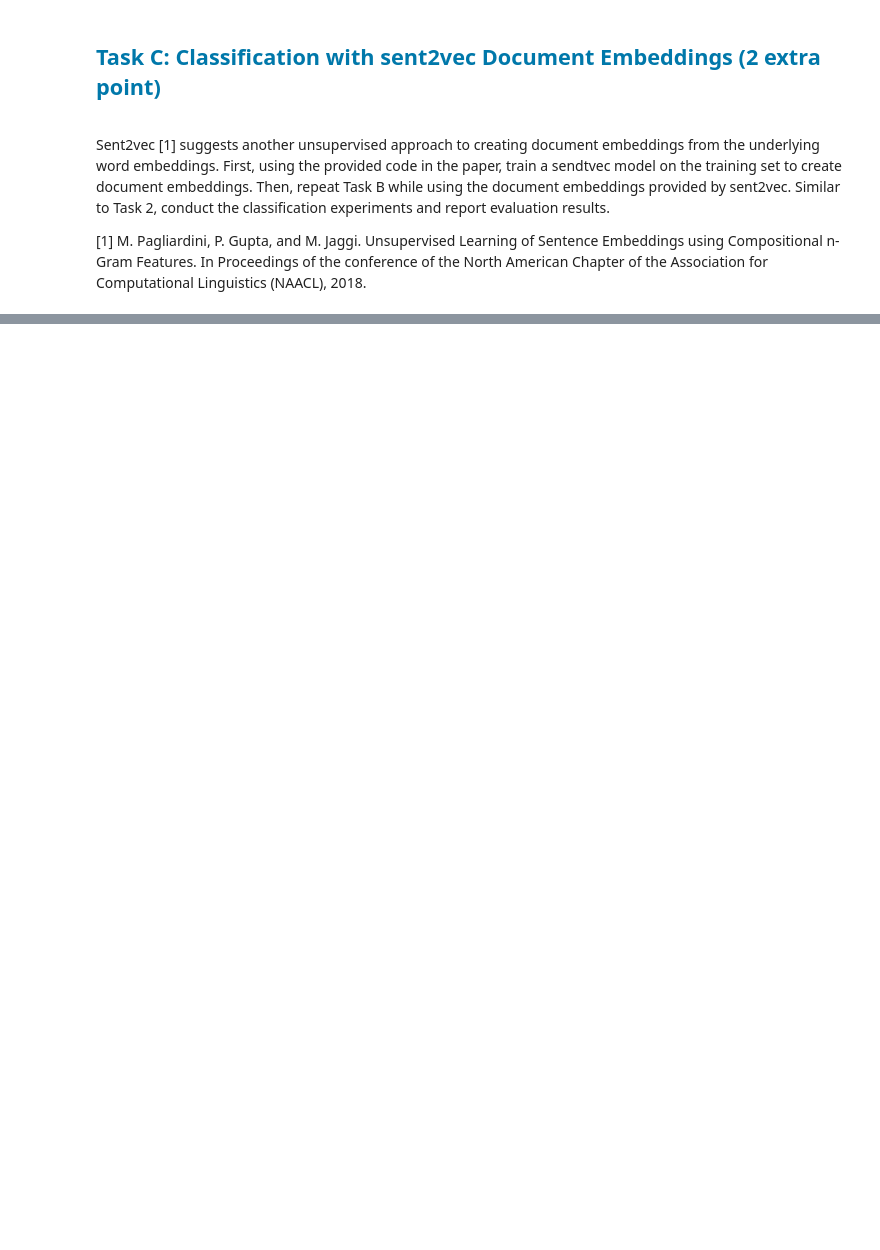
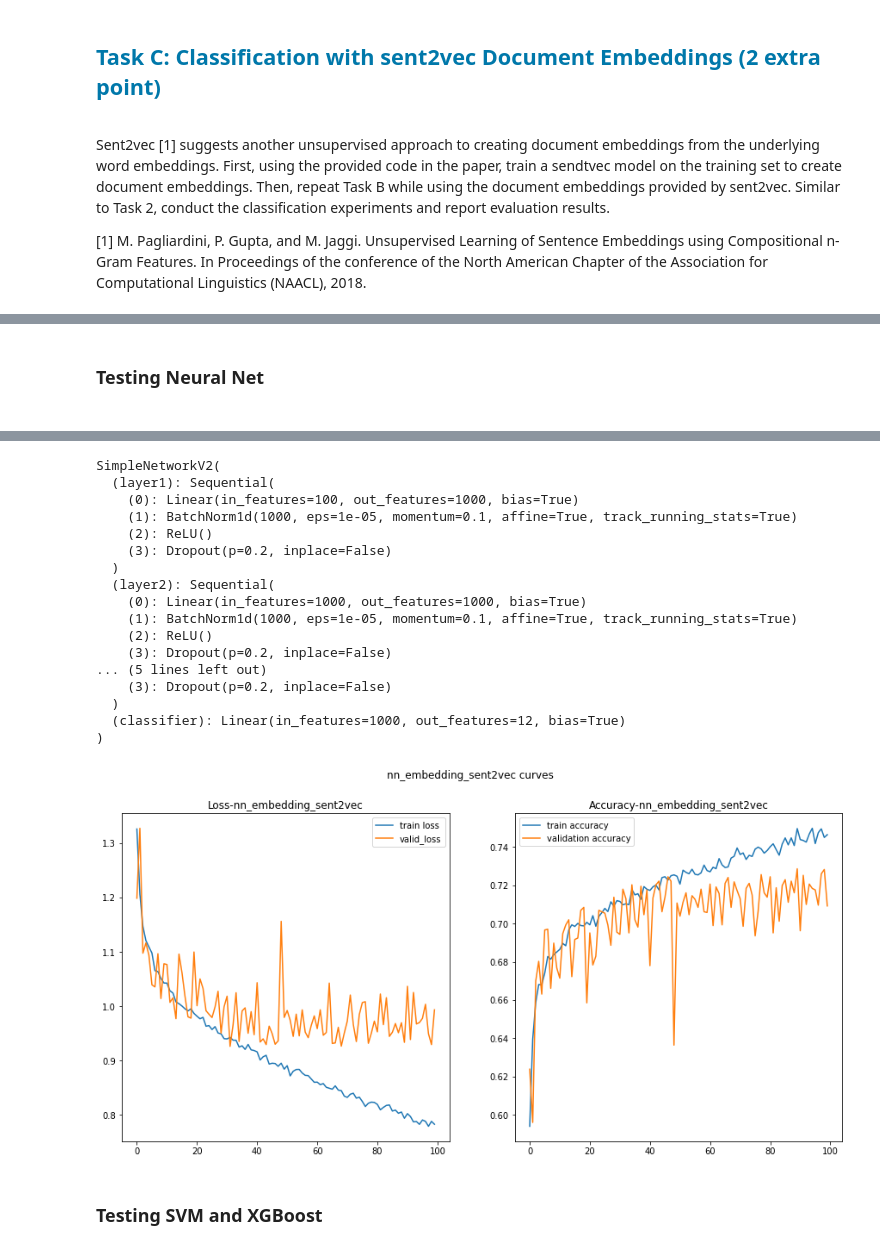
Before and after one commit to ozoin/NLP_Project, a Jupyter notebook: Assignment2.ipynb, the cells around one changed output, grey strips where cells are left out. Cells and saved outputs as stored; diff of their text form; code cells hidden in the pictures; blank space fills up the shorter version.

```diff
--- a/Assignment2.ipynb
+++ b/Assignment2.ipynb
@@ -812,0 +886,12 @@ Sent2vec [1] suggests another unsupervised approach to creating document embeddi
+# %%
+X_train_new = [np.squeeze(emb) for emb in X_train_new]
+X_val_new = [np.squeeze(emb) for emb in X_val_new]
+X_test_new = [np.squeeze(emb) for emb in X_test_new]
+# %%
+result_embed_sent2vec = {
+    "SVM":[],
+    "NN":[],
+    "Grad.Boost clsf":[]
+}
+# %% [markdown]
+<h3>Testing Neural Net<h3>
@@ -812,0 +928,26 @@ Sent2vec [1] suggests another unsupervised approach to creating document embeddi
+# %%
+train_data = WordDataset(feature_set=X_train_new,
+                               labels=y_train)
+
+valid_data = WordDataset(feature_set=X_val_new,
+                               labels=y_val)
+
+
+train_loader_new = DataLoader(dataset=train_data,
+                                batch_size=32,
+                                shuffle=True)
+
+valid_loader_new = DataLoader(dataset=valid_data,
+                                batch_size=32,
+                                shuffle=False)
+# %%
+nn_model_new = SimpleNetworkV2(feature_dim = 100,
+                         hidden_dim = 1000,
+                         output_dim = len(labels)).to(device)
+optimizer = torch.optim.Adam(params = nn_model_new.parameters())
+loss_fn = nn.CrossEntropyLoss()
+# %%
+train_validate_save(result_embed_sent2vec, nn_model_new, train_loader_new, valid_loader_new, optimizer,
+                   loss_fn, 'nn_embedding_sent2vec',
+                   epochs = 100)
+# %% [output]
@@ -812,0 +971,20 @@ Sent2vec [1] suggests another unsupervised approach to creating document embeddi
+SimpleNetworkV2(
+  (layer1): Sequential(
+    (0): Linear(in_features=100, out_features=1000, bias=True)
+    (1): BatchNorm1d(1000, eps=1e-05, momentum=0.1, affine=True, track_running_stats=True)
+    (2): ReLU()
+    (3): Dropout(p=0.2, inplace=False)
+  )
+  (layer2): Sequential(
+    (0): Linear(in_features=1000, out_features=1000, bias=True)
+    (1): BatchNorm1d(1000, eps=1e-05, momentum=0.1, affine=True, track_running_stats=True)
+    (2): ReLU()
+    (3): Dropout(p=0.2, inplace=False)
+... (5 lines left out)
+    (3): Dropout(p=0.2, inplace=False)
+  )
+  (classifier): Linear(in_features=1000, out_features=12, bias=True)
+)
+[figure, added]
+# %% [markdown]
+<h3> Testing SVM and XGBoost
```
Also changed, not shown: parts of 40 cells of this notebook.
